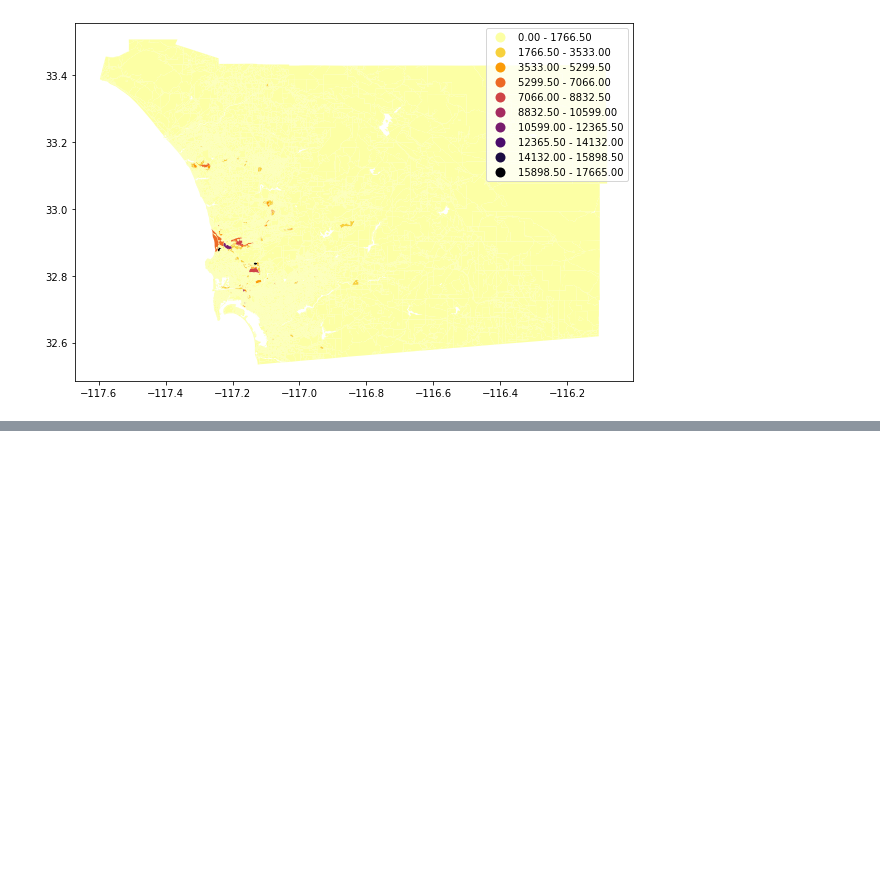
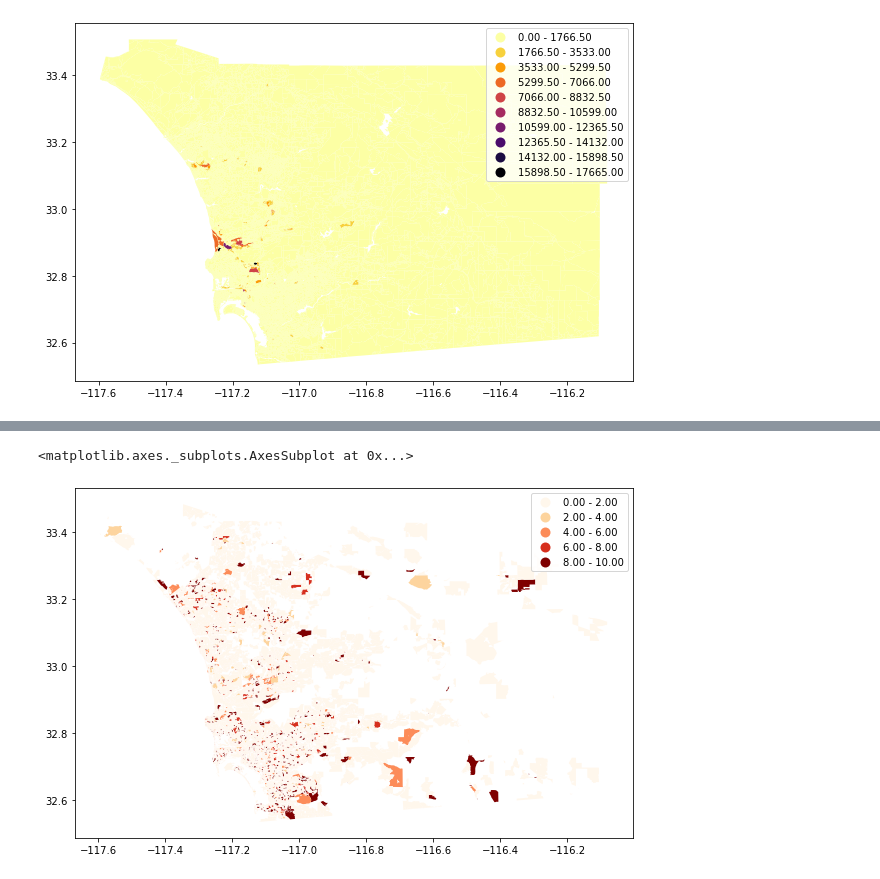
Before and after one commit to AnGWar26/Regional-Employment-Clusters, a Jupyter notebook: LEHD_DataRead.ipynb, the cells around one changed output, grey strips where cells are left out. Cells and saved outputs as stored; diff of their text form; code cells hidden in the pictures; blank space fills up the shorter version.

```diff
--- a/LEHD_DataRead.ipynb
+++ b/LEHD_DataRead.ipynb
@@ -152,0 +155,6 @@ for i in range(len(groups_list)):
+# %%
+#educational services workers
+SDlehd_blocks.plot(column='LQ_CNS15', cmap='OrRd',k=5, scheme='equalinterval', figsize = (10,10), legend=True)
+# %% [output]
+<matplotlib.axes._subplots.AxesSubplot at 0x...>
+[figure, added]
```
Also changed, not shown: parts of 9 cells of this notebook.
